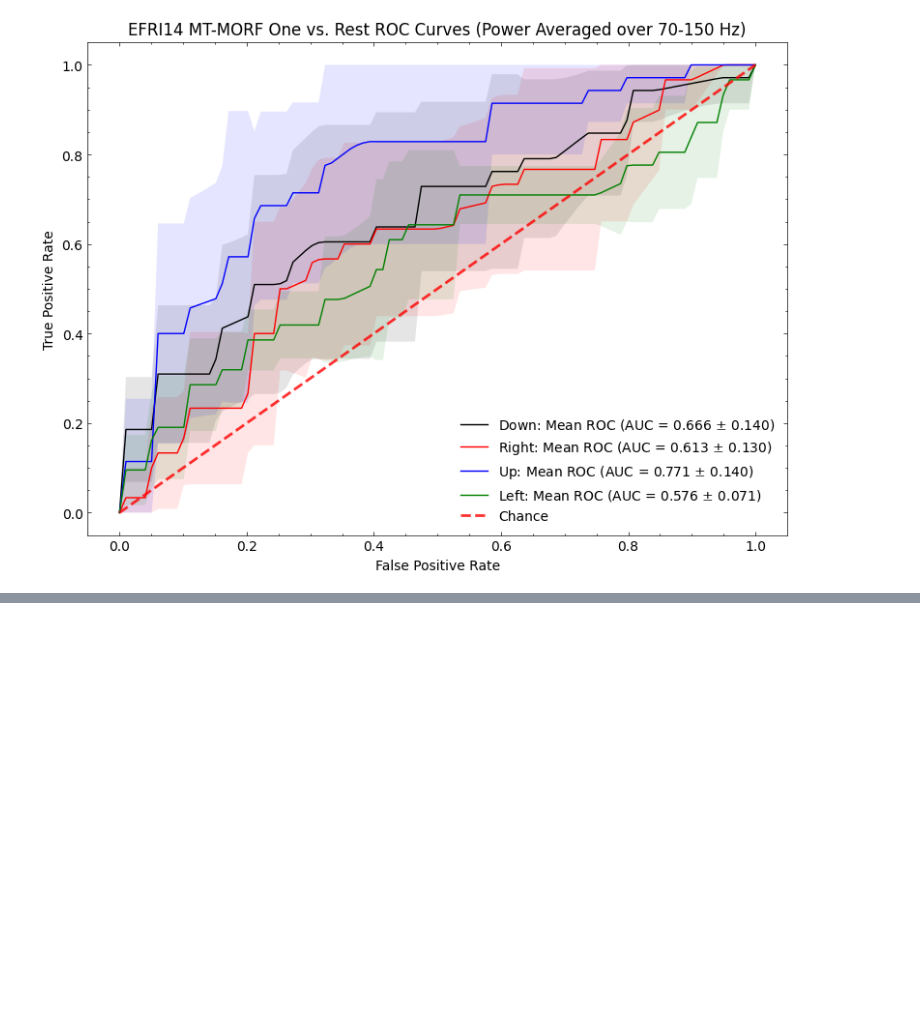
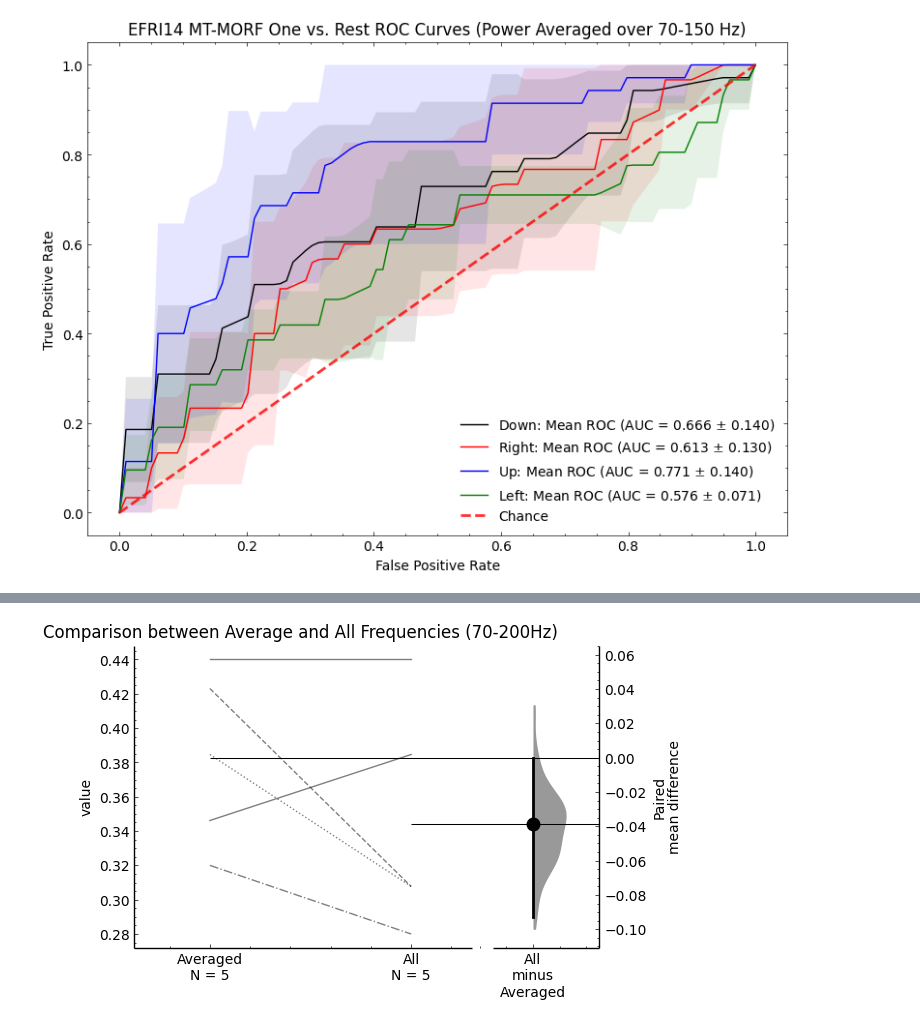
Before and after one commit to adam2392/motor-decoding, a Jupyter notebook: mtsmorf/move_exp/freq_analysis.ipynb, the cells around one changed output, grey strips where cells are left out. Drawn from its saved outputs; the diff is of its cells as text; code cells hidden in the pictures; blank space fills up the shorter version.

```diff
--- a/mtsmorf/move_exp/freq_analysis.ipynb
+++ b/mtsmorf/move_exp/freq_analysis.ipynb
@@ -597,0 +693,19 @@ fig.tight_layout();
+# %%
+id_col = pd.Series(range(1, n_splits+1))
+
+df = pd.DataFrame({
+    "ID": id_col,
+    "Averaged": stratified_kf_scores_freq_avg["test_accuracy"],
+    "All": stratified_kf_scores_all_freq["test_accuracy"],
+})
+
+my_data = dabest.load(df, idx=("Averaged", "All"),
+                      id_col="ID", paired=True, resamples=100,
+                      random_seed=rng)
+
+fig, ax = plt.subplots(dpi=100)
+
+my_data.mean_diff.plot(ax=ax)
+ax.set(title="Comparison between Average and All Frequencies (70-200Hz)");
+# %% [output]
+[figure, added]
```
Also changed, not shown: parts of 22 cells of this notebook, 1 other file.
